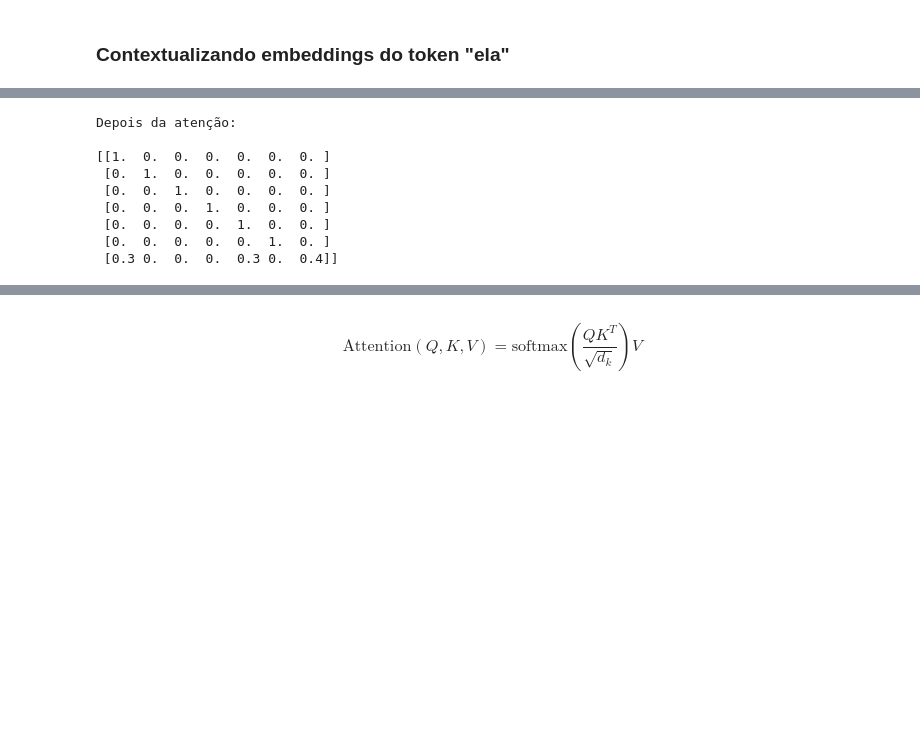
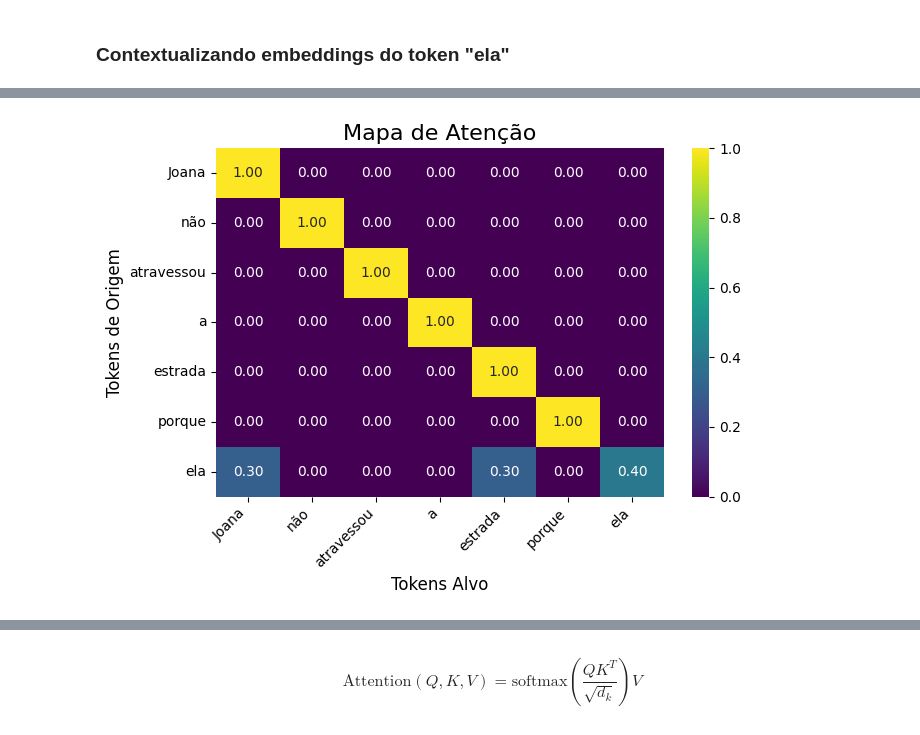
Before and after one commit to peuBouzon/workshop-transformers, a Jupyter notebook: blocks/1-attention.ipynb, the cells around one changed output, grey strips where cells are left out. Drawn from its saved outputs; the diff is of its cells as text; code cells hidden in the pictures; blank space fills up the shorter version.

```diff
--- a/blocks/1-attention.ipynb
+++ b/blocks/1-attention.ipynb
@@ -35,0 +27,28 @@ tensor([0.3000, 0.0000, 0.0000, 0.0000, 0.3000, 0.0000, 0.4000])
+# %%
+def plot_heatmap(attention_weights, x_labels, y_labels, title="Mapa de Atenção", xlabel="Tokens Alvo", ylabel="Tokens de Origem"):
+    if attention_weights.is_cuda:
+        attention_weights = attention_weights.cpu()
+    attention_weights_np = attention_weights.detach().numpy()
+
+    plt.figure(figsize=(7, 5))
+    ax = sns.heatmap(
+        attention_weights_np,
+        xticklabels=x_labels,
+        yticklabels=y_labels,
+        annot=True,
+        fmt=".2f",
+        cmap='viridis',
+        cbar=True,
+        vmin=0,
+        vmax=1
+    )
+
+    ax.set_title(title, fontsize=16)
+    ax.set_ylabel(ylabel, fontsize=12)
+    ax.set_xlabel(xlabel, fontsize=12)
+
+    plt.xticks(rotation=45, ha='right')
+    plt.yticks(rotation=0)
+
+    plt.tight_layout()
+    plt.show()
@@ -38,24 +78,20 @@ tensor([0.3000, 0.0000, 0.0000, 0.0000, 0.3000, 0.0000, 0.4000])
 # %%
 attention = torch.tensor([
                 [1., 0., 0., 0., 0., 0., 0.],
                 [0., 1., 0., 0., 0., 0., 0.],
                 [0., 0., 1., 0., 0., 0., 0.],
                 [0., 0., 0., 1., 0., 0., 0.],
                 [0., 0., 0., 0., 1., 0., 0.],
                 [0., 0., 0., 0., 0., 1., 0.],
                 [0.3, 0., 0., 0., 0.3, 0., 0.4],    # mapa de atenção para a palavra "ela"
 ]).float()
 
-
-print(f'Depois da atenção: \n')
-print((attention.matmul(X)).numpy())
+tokens = ["Joana", "não", "atravessou", "a", "estrada", "porque", "ela"]
+plot_heatmap(
+    attention,
+    x_labels=tokens,
+    y_labels=tokens,
+    title="Mapa de Atenção",
+)
 # %% [output]
-Depois da atenção:
-
-[[1.  0.  0.  0.  0.  0.  0. ]
- [0.  1.  0.  0.  0.  0.  0. ]
- [0.  0.  1.  0.  0.  0.  0. ]
- [0.  0.  0.  1.  0.  0.  0. ]
- [0.  0.  0.  0.  1.  0.  0. ]
- [0.  0.  0.  0.  0.  1.  0. ]
- [0.3 0.  0.  0.  0.3 0.  0.4]]
+[figure, added]
```
Also changed, not shown: parts of 22 cells of this notebook.
